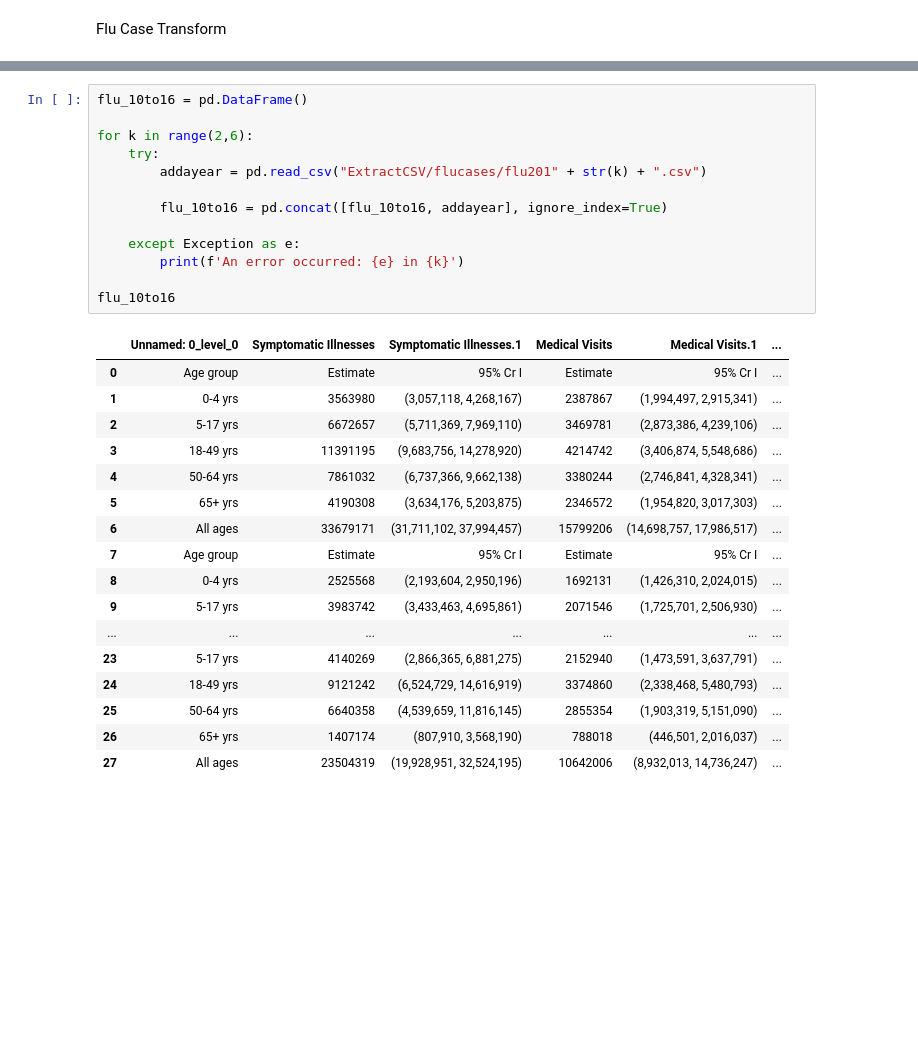
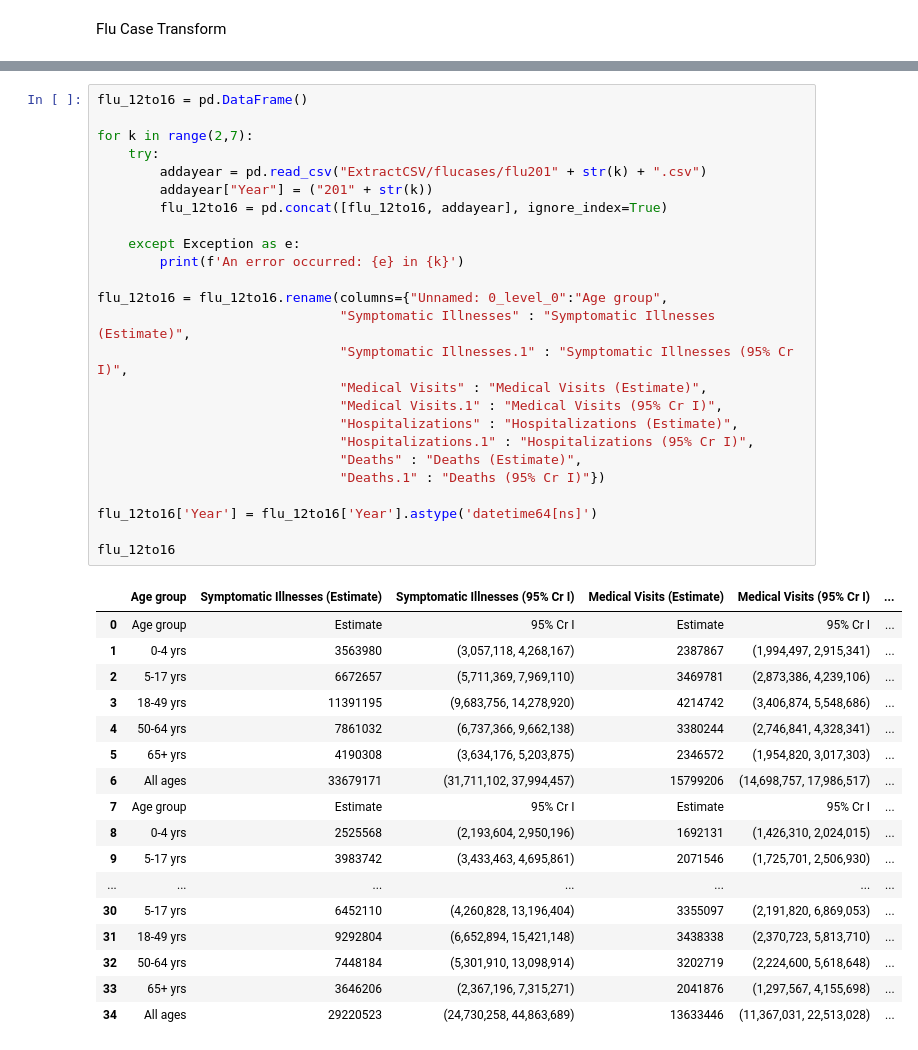
Before and after one commit to AdrianJason/Project3_Data_FullStack, a Jupyter notebook: ETL/Transform.ipynb, the cells around one changed output, grey strips where cells are left out. Cells and saved outputs as stored; diff of their text form; blank space fills up the shorter version.

```diff
--- a/ETL/Transform.ipynb
+++ b/ETL/Transform.ipynb
@@ -177,18 +255,30 @@ Flu Case Transform
 # %%
-flu_10to16 = pd.DataFrame()
+flu_12to16 = pd.DataFrame()
 
-for k in range(2,6):
+for k in range(2,7):
     try:
         addayear = pd.read_csv("ExtractCSV/flucases/flu201" + str(k) + ".csv")
-
-        flu_10to16 = pd.concat([flu_10to16, addayear], ignore_index=True)
+        addayear["Year"] = ("201" + str(k))
+        flu_12to16 = pd.concat([flu_12to16, addayear], ignore_index=True)
 
     except Exception as e:
         print(f'An error occurred: {e} in {k}')
 
-flu_10to16
+flu_12to16 = flu_12to16.rename(columns={"Unnamed: 0_level_0":"Age group",
+                               "Symptomatic Illnesses" : "Symptomatic Illnesses (Estimate)",
+                               "Symptomatic Illnesses.1" : "Symptomatic Illnesses (95% Cr I)",
+                               "Medical Visits" : "Medical Visits (Estimate)",
+                               "Medical Visits.1" : "Medical Visits (95% Cr I)",
+                               "Hospitalizations" : "Hospitalizations (Estimate)",
+                               "Hospitalizations.1" : "Hospitalizations (95% Cr I)",
+                               "Deaths" : "Deaths (Estimate)",
+                               "Deaths.1" : "Deaths (95% Cr I)"})
+
+flu_12to16['Year'] = flu_12to16['Year'].astype('datetime64[ns]')
+
+flu_12to16
 # %% [output]
-|  | Unnamed: 0_level_0 | Symptomatic Illnesses | Symptomatic Illnesses.1 | Medical Visits | Medical Visits.1 | ... |
+|  | Age group | Symptomatic Illnesses (Estimate) | Symptomatic Illnesses (95% Cr I) | Medical Visits (Estimate) | Medical Visits (95% Cr I) | ... |
 | 0 | Age group | Estimate | 95% Cr I | Estimate | 95% Cr I | ... |
 | 1 | 0-4 yrs | 3563980 | (3,057,118, 4,268,167) | 2387867 | (1,994,497, 2,915,341) | ... |
 | 2 | 5-17 yrs | 6672657 | (5,711,369, 7,969,110) | 3469781 | (2,873,386, 4,239,106) | ... |
@@ -200,8 +290,8 @@ flu_10to16
 | 8 | 0-4 yrs | 2525568 | (2,193,604, 2,950,196) | 1692131 | (1,426,310, 2,024,015) | ... |
 | 9 | 5-17 yrs | 3983742 | (3,433,463, 4,695,861) | 2071546 | (1,725,701, 2,506,930) | ... |
 | ... | ... | ... | ... | ... | ... | ... |
-| 23 | 5-17 yrs | 4140269 | (2,866,365, 6,881,275) | 2152940 | (1,473,591, 3,637,791) | ... |
-| 24 | 18-49 yrs | 9121242 | (6,524,729, 14,616,919) | 3374860 | (2,338,468, 5,480,793) | ... |
-| 25 | 50-64 yrs | 6640358 | (4,539,659, 11,816,145) | 2855354 | (1,903,319, 5,151,090) | ... |
-| 26 | 65+ yrs | 1407174 | (807,910, 3,568,190) | 788018 | (446,501, 2,016,037) | ... |
-| 27 | All ages | 23504319 | (19,928,951, 32,524,195) | 10642006 | (8,932,013, 14,736,247) | ... |
+| 30 | 5-17 yrs | 6452110 | (4,260,828, 13,196,404) | 3355097 | (2,191,820, 6,869,053) | ... |
+| 31 | 18-49 yrs | 9292804 | (6,652,894, 15,421,148) | 3438338 | (2,370,723, 5,813,710) | ... |
+| 32 | 50-64 yrs | 7448184 | (5,301,910, 13,098,914) | 3202719 | (2,224,600, 5,618,648) | ... |
+| 33 | 65+ yrs | 3646206 | (2,367,196, 7,315,271) | 2041876 | (1,297,567, 4,155,698) | ... |
+| 34 | All ages | 29220523 | (24,730,258, 44,863,689) | 13633446 | (11,367,031, 22,513,028) | ... |
```
Also changed, not shown: parts of 16 cells of this notebook, 20 other files.
